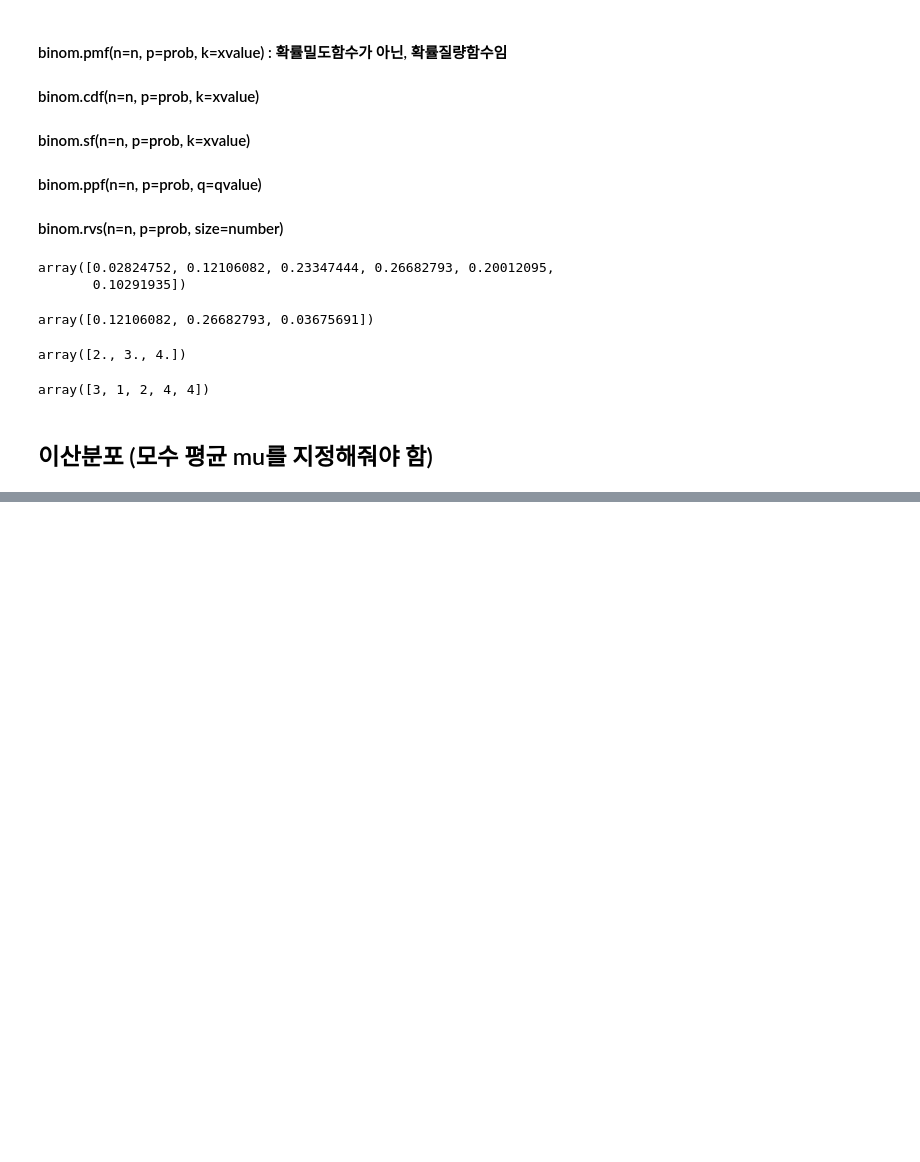
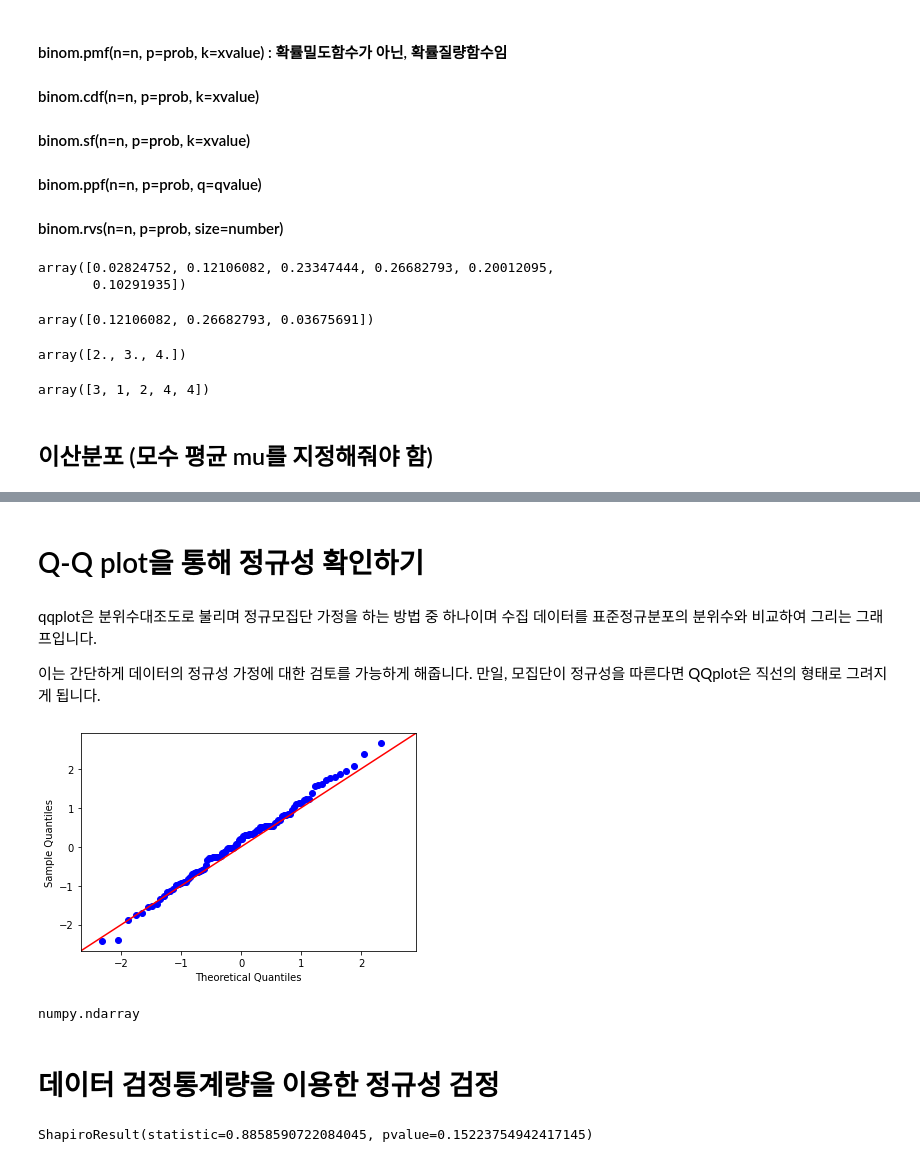
Before and after one commit to hellosunil/TIL-Today-I-Learned-, a Jupyter notebook: Python 통계 프로그래밍.ipynb, the cells around one changed output, grey strips where cells are left out. Drawn from its saved outputs; the diff is of its cells as text; code cells hidden in the pictures; blank space fills up the shorter version.

```diff
--- a/Python 통계 프로그래밍.ipynb
+++ b/Python 통계 프로그래밍.ipynb
@@ -2011,0 +2122,21 @@ array([3, 1, 2, 4, 4])
+# %% [markdown]
+# Q-Q plot을 통해 정규성 확인하기
+# %% [markdown]
+qqplot은 분위수대조도로 불리며 정규모집단 가정을 하는 방법 중 하나이며 수집 데이터를 표준정규분포의 분위수와 비교하여 그리는 그래프입니다.
+
+이는 간단하게 데이터의 정규성 가정에 대한 검토를 가능하게 해줍니다.
+만일, 모집단이 정규성을 따른다면 QQplot은 직선의 형태로 그려지게 됩니다.
+# %%
+import statsmodels.api as sm
+import pylab as py
+
+data_n = np.random.normal(0,1,100)
+sm.qqplot(data_n, line='45')
+plt.show()
+type(data_n)
+# 정규분포에서 발생한 랜덤 데이터에 대한 Q-Q Plot
+# %% [output]
+[figure, added]
+numpy.ndarray
+# %% [markdown]
+# 데이터 검정통계량을 이용한 정규성 검정
@@ -2011,0 +2147,5 @@ array([3, 1, 2, 4, 4])
+# %%
+x = stats.norm.rvs(0,1,size=10)
+stats.shapiro(x)
+# %% [output]
+ShapiroResult(statistic=0.8858590722084045, pvalue=0.15223754942417145)
```
Also changed, not shown: parts of 39 cells of this notebook.
